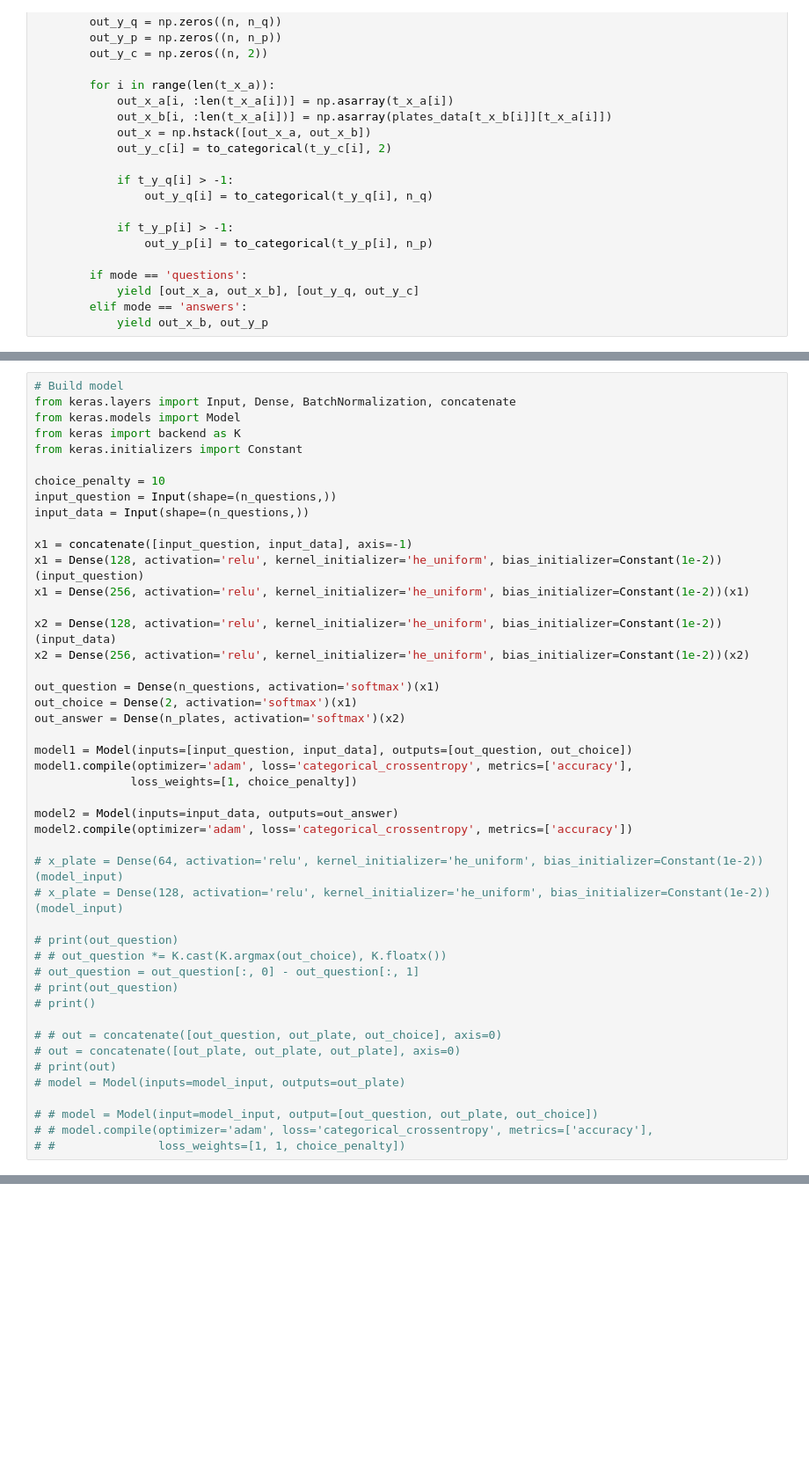
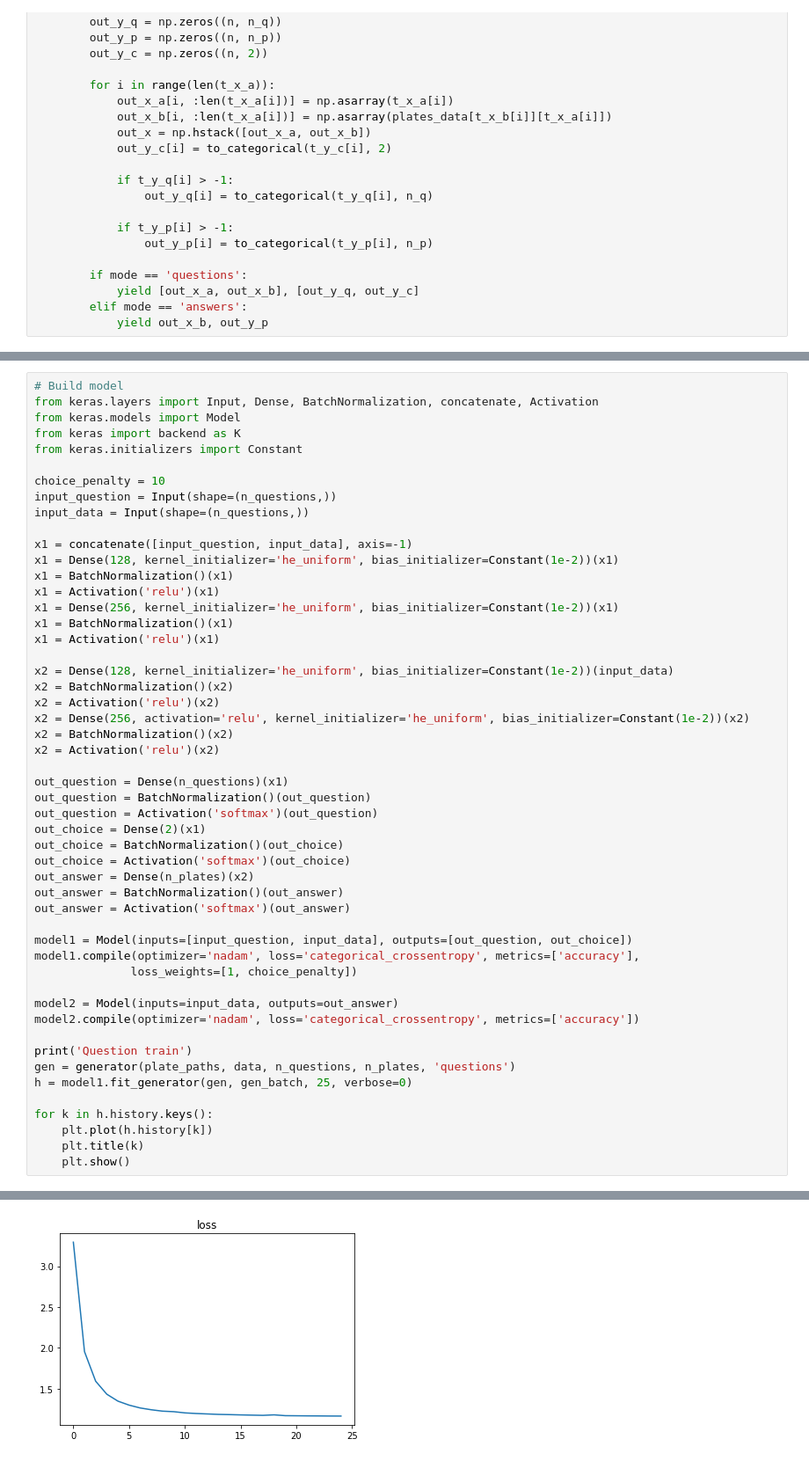
Before and after one commit to renato145/food-guesser, a Jupyter notebook: model_train.ipynb, the cells around one changed output, grey strips where cells are left out. Shown at 88% size. Drawn from its saved outputs; the diff is of its cells as text; blank space fills up the shorter version.

```diff
--- a/model_train.ipynb
+++ b/model_train.ipynb
@@ -155,6 +167,6 @@ First question: 15 (Lleva papas?)
 # %%
 # Build model
-from keras.layers import Input, Dense, BatchNormalization, concatenate
+from keras.layers import Input, Dense, BatchNormalization, concatenate, Activation
 from keras.models import Model
 from keras import backend as K
 from keras.initializers import Constant
@@ -164,37 +176,43 @@ input_question = Input(shape=(n_questions,))
 input_data = Input(shape=(n_questions,))
 
 x1 = concatenate([input_question, input_data], axis=-1)
-x1 = Dense(128, activation='relu', kernel_initializer='he_uniform', bias_initializer=Constant(1e-2))(input_question)
-x1 = Dense(256, activation='relu', kernel_initializer='he_uniform', bias_initializer=Constant(1e-2))(x1)
+x1 = Dense(128, kernel_initializer='he_uniform', bias_initializer=Constant(1e-2))(x1)
+x1 = BatchNormalization()(x1)
+x1 = Activation('relu')(x1)
+x1 = Dense(256, kernel_initializer='he_uniform', bias_initializer=Constant(1e-2))(x1)
+x1 = BatchNormalization()(x1)
+x1 = Activation('relu')(x1)
 
-x2 = Dense(128, activation='relu', kernel_initializer='he_uniform', bias_initializer=Constant(1e-2))(input_data)
+x2 = Dense(128, kernel_initializer='he_uniform', bias_initializer=Constant(1e-2))(input_data)
+x2 = BatchNormalization()(x2)
+x2 = Activation('relu')(x2)
 x2 = Dense(256, activation='relu', kernel_initializer='he_uniform', bias_initializer=Constant(1e-2))(x2)
+x2 = BatchNormalization()(x2)
+x2 = Activation('relu')(x2)
 
-out_question = Dense(n_questions, activation='softmax')(x1)
-out_choice = Dense(2, activation='softmax')(x1)
-out_answer = Dense(n_plates, activation='softmax')(x2)
+out_question = Dense(n_questions)(x1)
+out_question = BatchNormalization()(out_question)
+out_question = Activation('softmax')(out_question)
+out_choice = Dense(2)(x1)
+out_choice = BatchNormalization()(out_choice)
+out_choice = Activation('softmax')(out_choice)
+out_answer = Dense(n_plates)(x2)
+out_answer = BatchNormalization()(out_answer)
+out_answer = Activation('softmax')(out_answer)
 
 model1 = Model(inputs=[input_question, input_data], outputs=[out_question, out_choice])
-model1.compile(optimizer='adam', loss='categorical_crossentropy', metrics=['accuracy'],
+model1.compile(optimizer='nadam', loss='categorical_crossentropy', metrics=['accuracy'],
               loss_weights=[1, choice_penalty])
 
 model2 = Model(inputs=input_data, outputs=out_answer)
-model2.compile(optimizer='adam', loss='categorical_crossentropy', metrics=['accuracy'])
+model2.compile(optimizer='nadam', loss='categorical_crossentropy', metrics=['accuracy'])
 
-# x_plate = Dense(64, activation='relu', kernel_initializer='he_uniform', bias_initializer=Constant(1e-2))(model_input)
-# x_plate = Dense(128, activation='relu', kernel_initializer='he_uniform', bias_initializer=Constant(1e-2))(model_input)
+print('Question train')
+gen = generator(plate_paths, data, n_questions, n_plates, 'questions')
+h = model1.fit_generator(gen, gen_batch, 25, verbose=0)
 
-# print(out_question)
-# # out_question *= K.cast(K.argmax(out_choice), K.floatx())
-# out_question = out_question[:, 0] - out_question[:, 1]
-# print(out_question)
-# print()
-
-# # out = concatenate([out_question, out_plate, out_choice], axis=0)
-# out = concatenate([out_plate, out_plate, out_plate], axis=0)
-# print(out)
-# model = Model(inputs=model_input, outputs=out_plate)
-
-# # model = Model(input=model_input, output=[out_question, out_plate, out_choice])
-# # model.compile(optimizer='adam', loss='categorical_crossentropy', metrics=['accuracy'],
-# #               loss_weights=[1, 1, choice_penalty])
+for k in h.history.keys():
+    plt.plot(h.history[k])
+    plt.title(k)
+    plt.show()
+# %% [output]
@@ -200,0 +220 @@ model2.compile(optimizer='adam', loss='categorical_crossentropy', metrics=['accu
+[figure, added]
```
Also changed, not shown: parts of 34 cells of this notebook, 9 other files.
